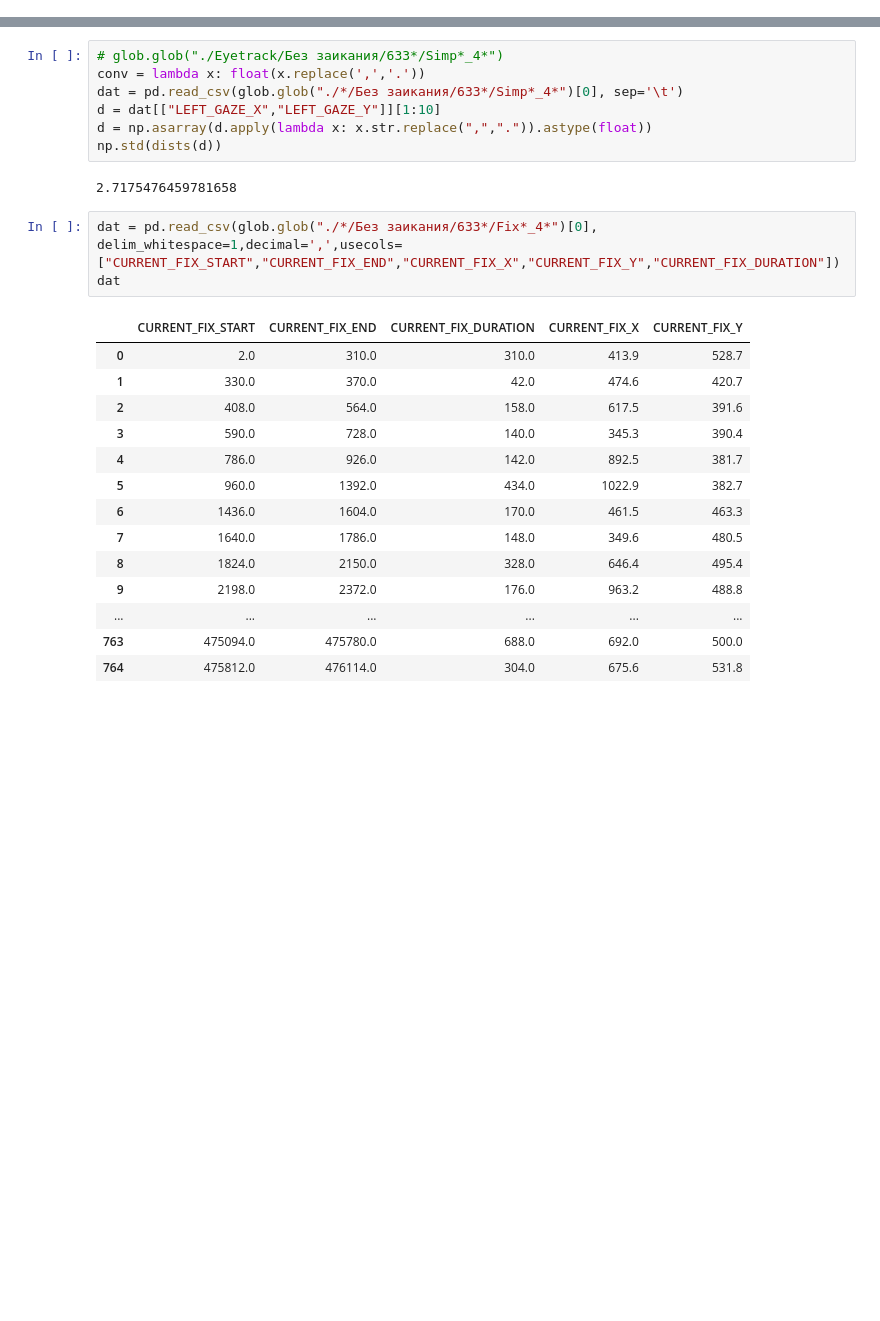
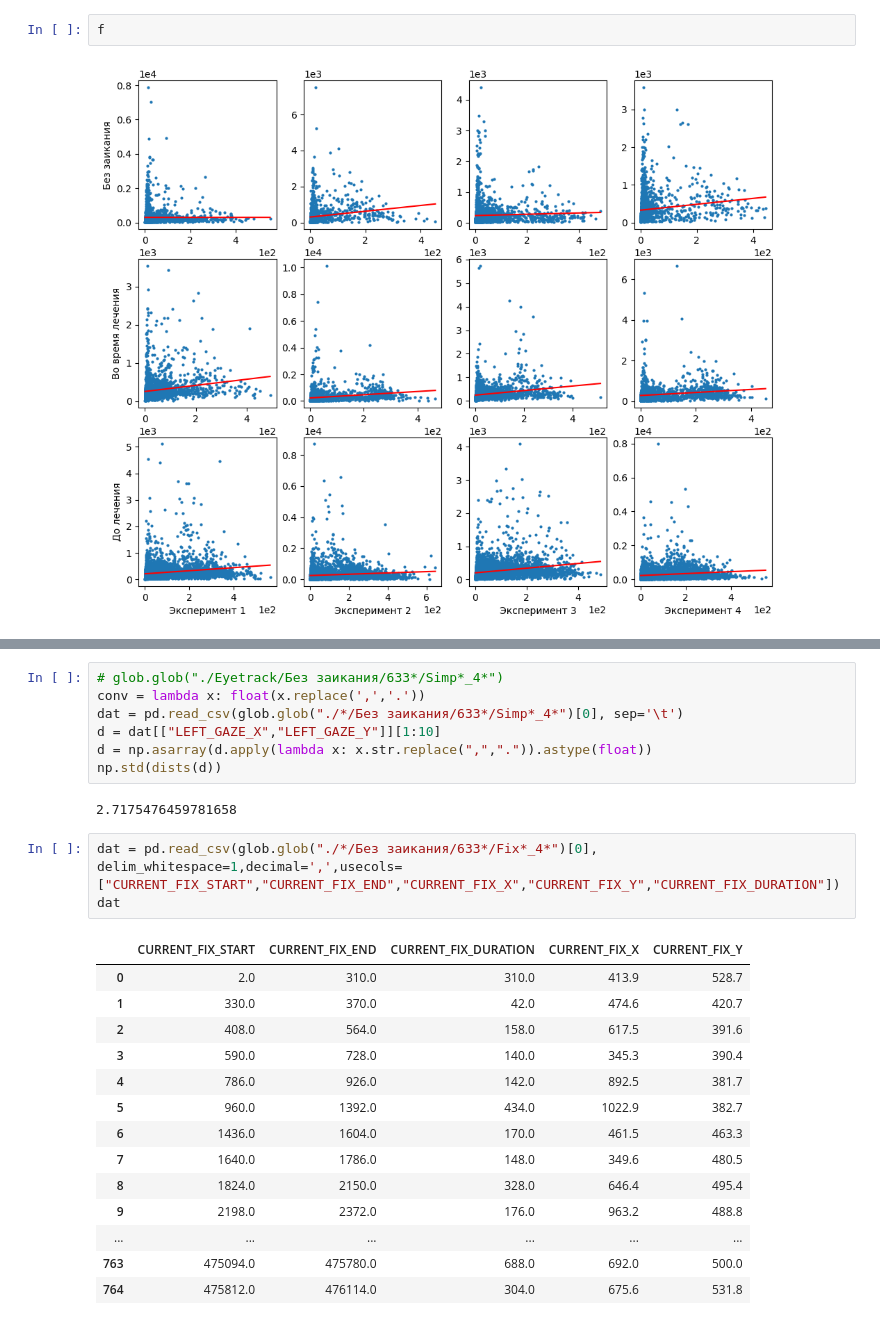
Before and after one commit to AShedko/sci_stuff, a Jupyter notebook: Histmake_fun.ipynb, the cells around one changed output, grey strips where cells are left out. Drawn from its saved outputs; the diff is of its cells as text; blank space fills up the shorter version.

```diff
--- a/Histmake_fun.ipynb
+++ b/Histmake_fun.ipynb
@@ -75,0 +23,4 @@ Object `plt.text.Text` not found.
+# %%
+f
+# %% [output]
+[figure, added]
```
Also changed, not shown: parts of 16 cells of this notebook, 1 other file.
